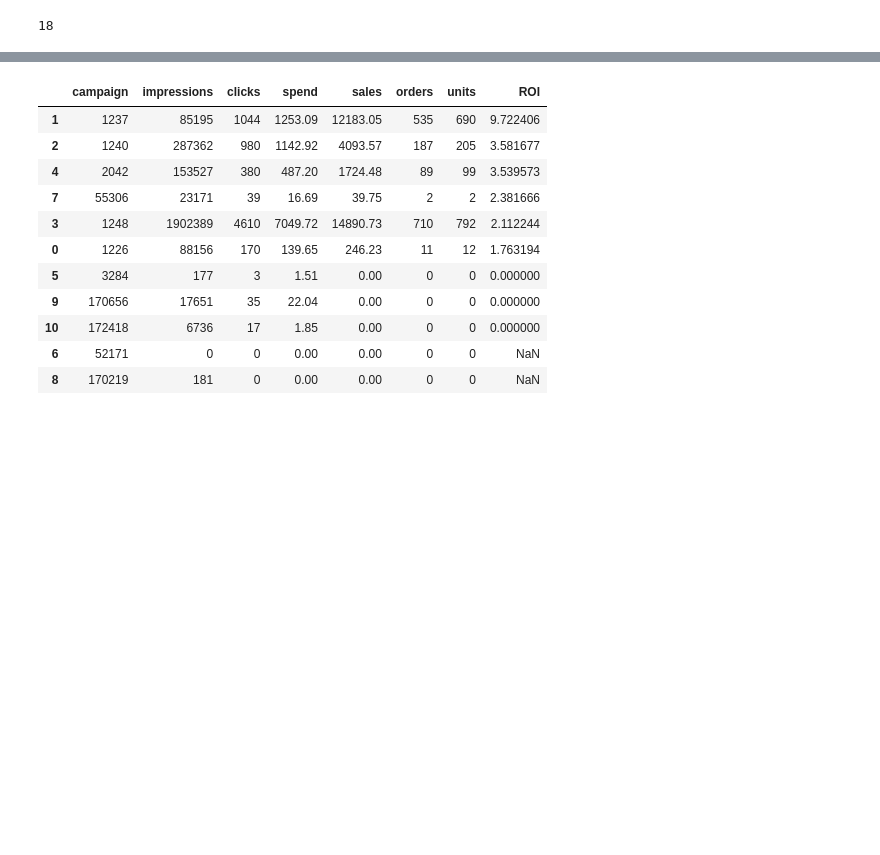
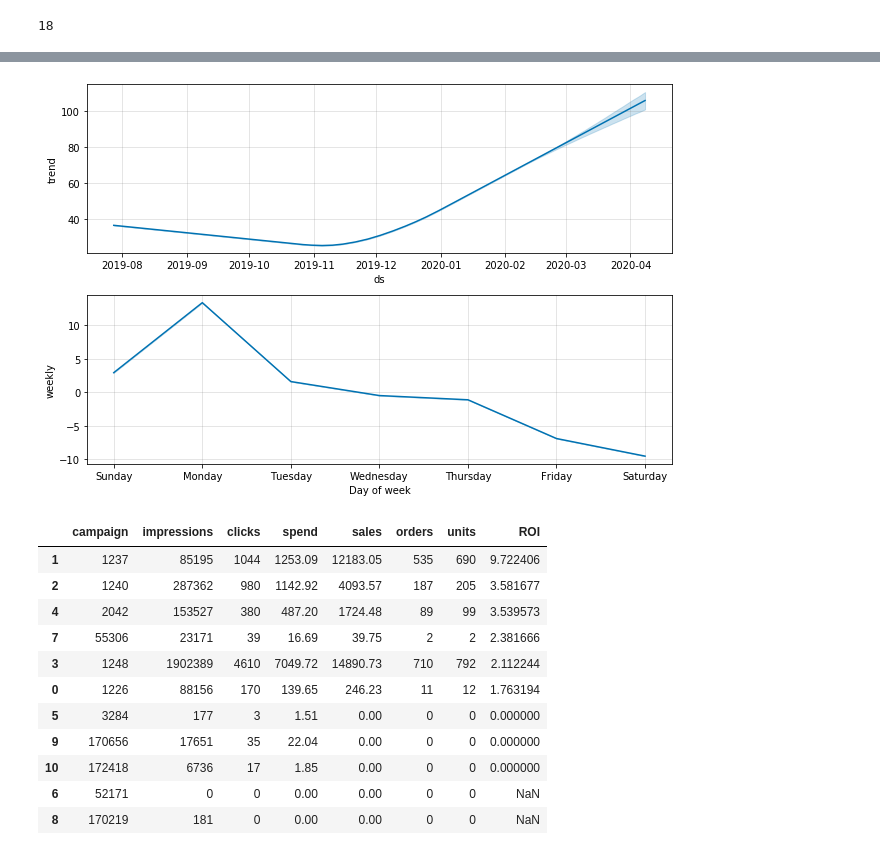
Before and after one commit to JuliaSokolova/amazon_-eCommerce_optimization, a Jupyter notebook: Products EDA.ipynb, the cells around one changed output, grey strips where cells are left out. Drawn from its saved outputs; the diff is of its cells as text; code cells hidden in the pictures; blank space fills up the shorter version.

```diff
--- a/Products EDA.ipynb
+++ b/Products EDA.ipynb
@@ -61,2 +89,6 @@ explore_product(name)
+# %%
+fig2 = m.plot_components(forecast)
+# %% [output]
+[figure, added]
 # %%
 B002UVKMVY = ad_group_details[ad_group_details.asin == 'B002UVKMVY']
```
Also changed, not shown: parts of 9 cells of this notebook, 1 other file.
